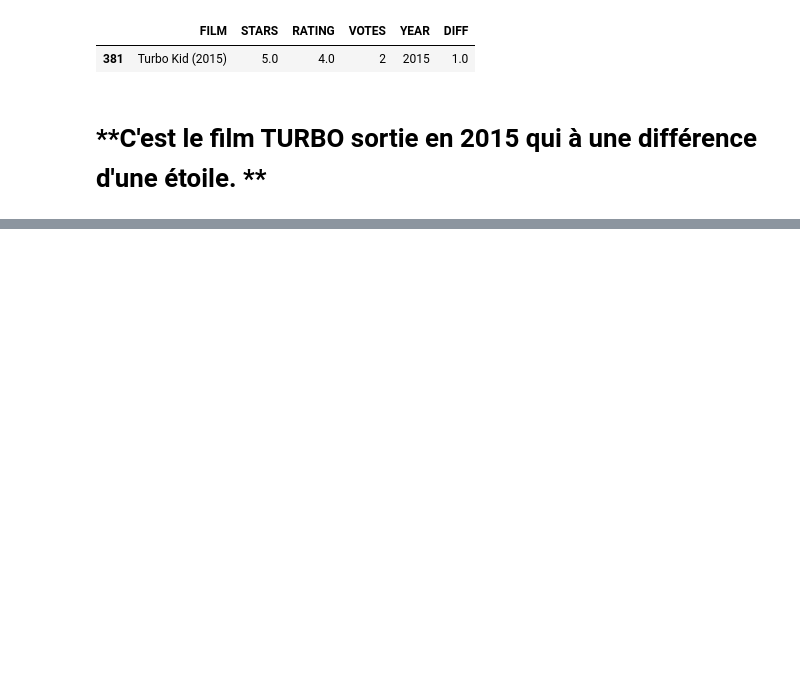
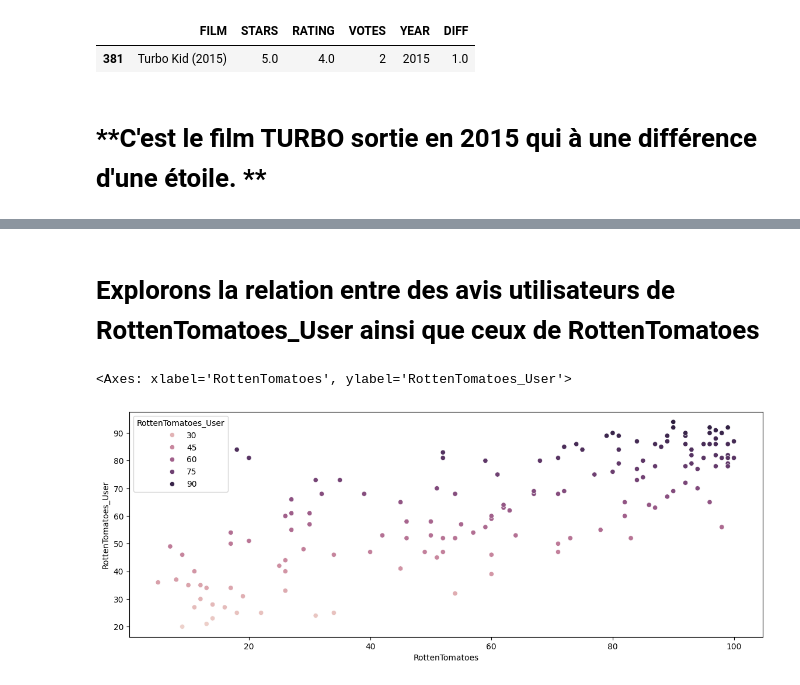
Before and after one commit to Mayandza/Projet, a Jupyter notebook: Projet_Fandango.ipynb, the cells around one changed output, grey strips where cells are left out. Cells and saved outputs as stored; diff of their text form; code cells hidden in the pictures; blank space fills up the shorter version.

```diff
--- a/Projet_Fandango.ipynb
+++ b/Projet_Fandango.ipynb
@@ -253,0 +265,8 @@ film_evalué[film_evalué['DIFF'] == 1]
+# %% [markdown]
+# **Explorons la relation entre des avis utilisateurs de RottenTomatoes_User ainsi que ceux de RottenTomatoes**
+# %%
+plt.figure(figsize=(14,5), dpi=100)
+sns.scatterplot(all_sites, y='RottenTomatoes_User', x='RottenTomatoes', hue='RottenTomatoes_User')
+# %% [output]
+<Axes: xlabel='RottenTomatoes', ylabel='RottenTomatoes_User'>
+[figure, added]
```
Also changed, not shown: parts of 3 cells of this notebook.
